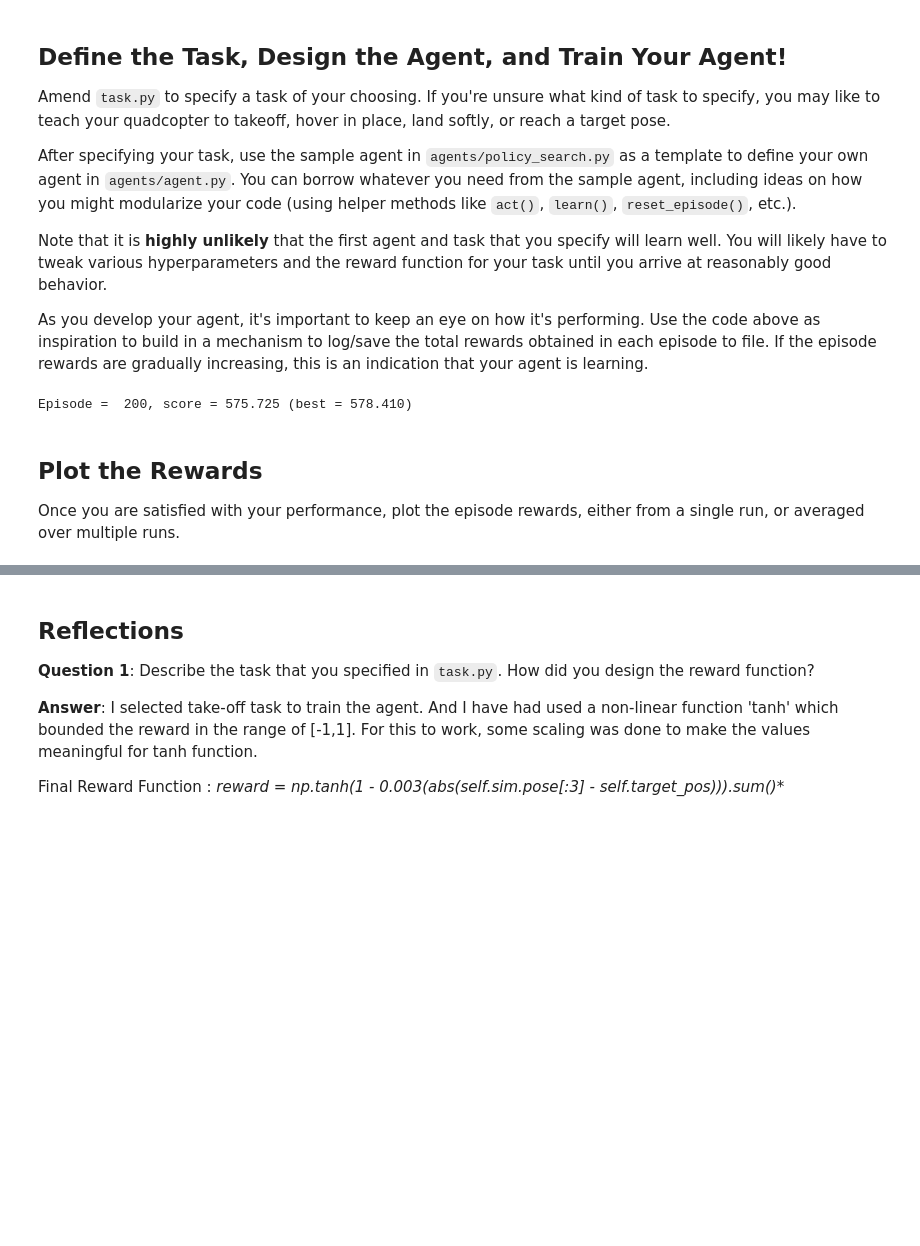
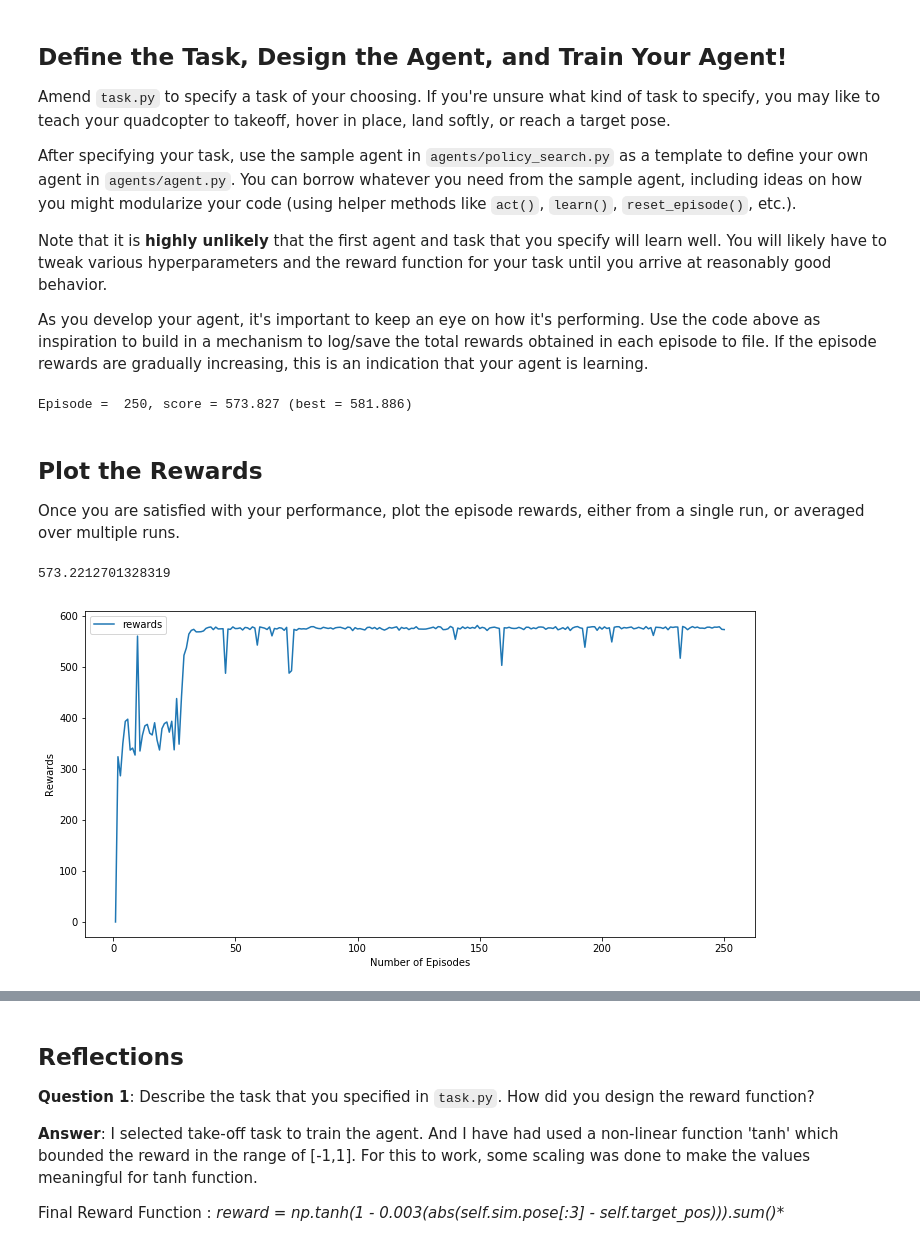
Before and after one commit to kishi001/RL-Quadcopter-2, a Jupyter notebook: Quadcopter_Project.ipynb, the cells around one changed output, grey strips where cells are left out. Cells and saved outputs as stored; diff of their text form; code cells hidden in the pictures; blank space fills up the shorter version.

```diff
--- a/Quadcopter_Project.ipynb
+++ b/Quadcopter_Project.ipynb
@@ -255,7 +252,7 @@ import pandas as pd
 from agents.agent import DDPG
 from task import Task
 
-num_episodes = 200
+num_episodes = 250
 target_pos = np.array([0., 0., 100.])
 task = Task(target_pos=target_pos)
 agent = DDPG(task)
@@ -277,7 +274,7 @@ for i_episode in range(1, num_episodes+1):
     reward_results['reward'].append(agent.score)
     sys.stdout.flush()
 # %% [output]
-Episode =  200, score = 575.725 (best = 578.410)
+Episode =  250, score = 573.827 (best = 581.886)
 # %% [markdown]
 ## Plot the Rewards
 
@@ -287,3 +282,16 @@ Once you are satisfied with your performance, plot the episode rewards, either f
+# %%
+## TODO: Plot the rewards
+##Episode Reward plot
+fig = plt.figure(figsize=(12, 6))
+plt.plot(reward_results['episode'], reward_results['reward'], label='rewards')
+plt.xlabel('Number of Episodes')
+plt.ylabel('Rewards')
+plt.legend()
+_ = plt.ylim()
+print(agent.score)
+# %% [output]
+573.2212701328319
+[figure, added]
 # %%
 #Run the Simulation with the latest results
 done = False
```
Also changed, not shown: parts of 16 cells of this notebook, 2 other files.
